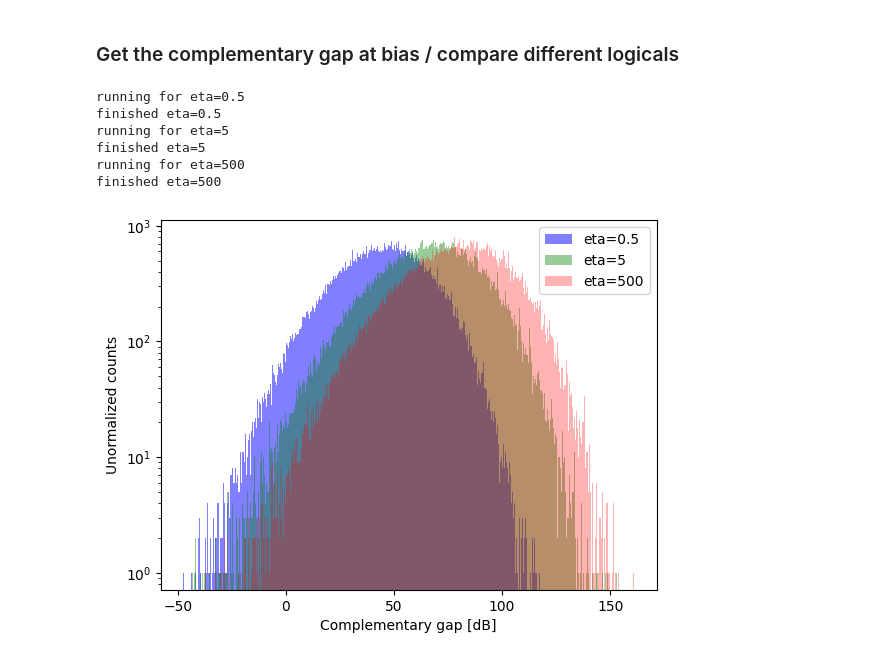
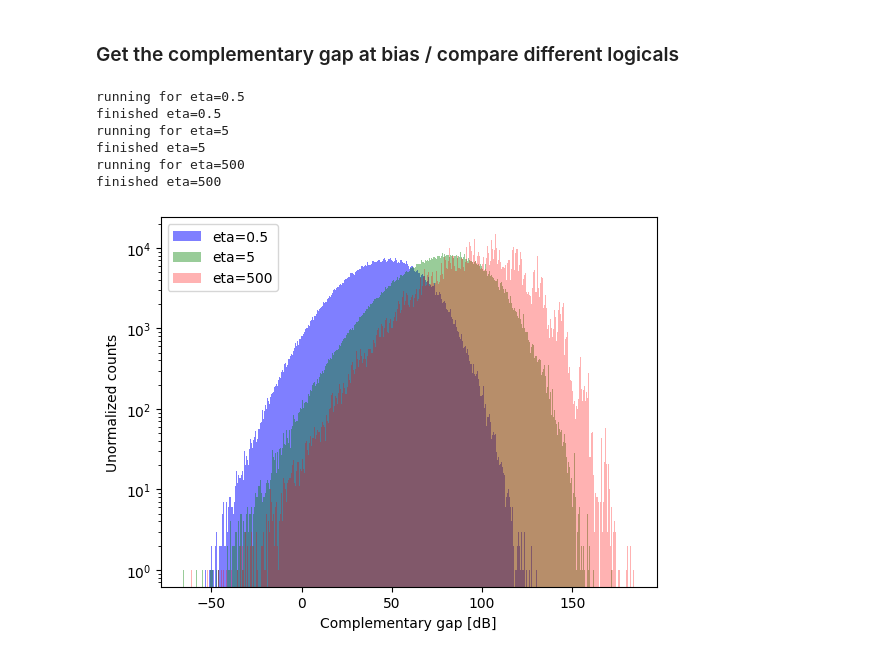
Before and after one commit to acatspirit/correlated_error_biased_noise, a Jupyter notebook: surface_code_circuit_scratch.ipynb, the cells around one changed output. Drawn from its saved outputs; the diff is of its cells as text; code cells hidden in the pictures.

```diff
--- a/surface_code_circuit_scratch.ipynb
+++ b/surface_code_circuit_scratch.ipynb
@@ -3429,10 +3429,10 @@ file_exists = os.path.isfile(output_file)
 
 # ds = [7,9,11,13]
 d=11
-
+l = 4
 etas = [0.5,5,500]
 # eta = 0.5
-CD_type = "ZXXZonSqu"
+CD_type = "SC"
 colors = ['blue','green','red','orange']
 alphas = [0.5,0.4,0.3,0.2]
 count=0
@@ -3451,7 +3451,7 @@ for eta in etas:
     rds                         = d
     p                           = 0.005
     pG                          = 0.005
-    num_shots                   = 10**5
+    num_shots                   = 10**6
     circuit                     = circuit_obj.make_elongated_circuit_from_parity(before_measure_flip=p, before_measure_pauli_channel=0, after_clifford_depolarization=pG,
                                                          before_round_data_pauli_channel=0, between_round_idling_pauli_channel=p, idling_dephasing=0,
                                                          CD_type = CD_type)
@@ -3473,34 +3473,34 @@ for eta in etas:
                     "mem_type": mem_type,
                     "CD_type": CD_type,
                     "num_shots": num_shots,
                     "decoder_type": decoder_type,
                 })
     plt.xlabel('Complementary gap [dB]')
     plt.ylabel('Unormalized counts')
     plt.legend()
     count+=1
     print(f"finished eta={eta}")
 
 df_eta = pd.DataFrame(results)
 df_eta.to_csv(
     output_file,
     mode='a',
     header=not file_exists,
     index=False
 )
 
 file_exists = True
 
 plt.yscale('log')
 plt.show()
 # %% [output]
 running for eta=0.5
 finished eta=0.5
 running for eta=5
 finished eta=5
 running for eta=500
 finished eta=500
-[figure, old version]
+[figure, new version]
 # %%
 # try comparing different logicals for comp gap
 
```
Also changed, not shown: 3 other files.
